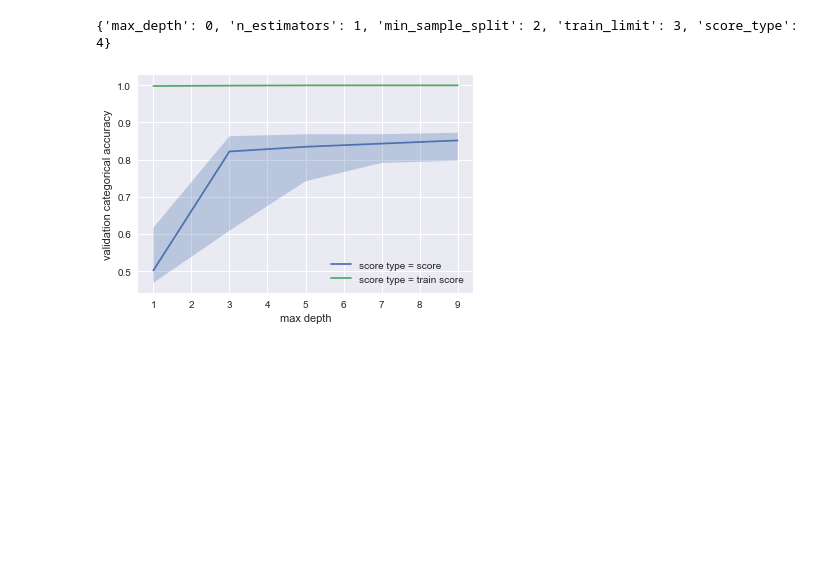
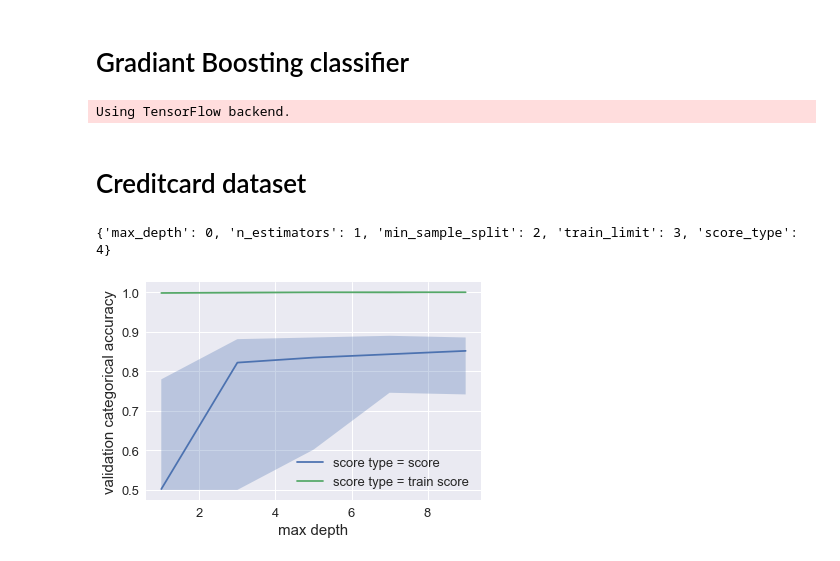
Before and after one commit to anliec/ML_homework_supervised, a Jupyter notebook: boost_test.ipynb, the cells around one changed output. Cells and saved outputs as stored; diff of their text form; code cells hidden in the pictures; blank space fills up the shorter version.

```diff
--- a/boost_test.ipynb
+++ b/boost_test.ipynb
@@ -1,3 +1,5 @@
+# %% [markdown]
+# Gradiant Boosting classifier
 # %%
 import matplotlib.pyplot as plt
 import seaborn as sns
@@ -5,6 +7,15 @@ import numpy as np
 import pickle
 from src.utils import *
 sns.set()
+
+plt.rc('legend',fontsize=13)
+plt.rc('axes',labelsize=15)
+plt.rc('xtick',labelsize=13)
+plt.rc('ytick',labelsize=13)
+# %% [output]
+Using TensorFlow backend.
+# %% [markdown]
+# Creditcard dataset
 # %%
 data_set_name = "creditcard"
 #df, dd, ddi = boost("creditcard",
@@ -23,26 +34,28 @@ print(ddi)
 # %%
 x_arg_name = 'max_depth'
 y_arg_name = 'score_type'
 z_arg_name = 'score_type'
 
 x_arg_id = ddi[x_arg_name]
 y_arg_id = ddi[y_arg_name]
 z_arg_id = ddi[z_arg_name]
 
 cd = consolidate_dict_data(dd, consolidate_argx=x_arg_id, argx_name=x_arg_name,
                            consolidate_argy=y_arg_id, argy_name=y_arg_name,
                            consolidate_argz=z_arg_id,
-                           filters=None)
+                           filters=None
+                           )
 plt.figure()
 for a, d in cd.items():
     plt.plot(d.get(x_arg_name),d.get('median'),
              label=z_arg_name.replace('_',' ') + ' = ' + str(a).replace('_',' '))
-    plt.fill_between(d.get(x_arg_name), d.get('mean') - d.get('std'), d.get('mean') + d.get('std'), alpha=0.3)
+    #plt.fill_between(d.get(x_arg_name), d.get('mean') - d.get('std'), d.get('mean') + d.get('std'), alpha=0.3)
+    plt.fill_between(d.get(x_arg_name), d.get('min'), d.get('max'), alpha=0.3)
 plt.ylabel('validation categorical accuracy')
 plt.xlabel(x_arg_name.replace('_',' '))
 plt.legend()
 #plt.title("Evolution of acuracy acording to the number of training examples")
-plt.savefig("graphs/boost_creditcard_max_depth.png")
+plt.savefig("graphs/boost_"+data_set_name+"_"+x_arg_name+"_"+y_arg_name+"_"+z_arg_name+".png")
 plt.show()
 # %% [output]
-[figure, old version]
+[figure, new version]
```
Also changed, not shown: parts of 13 cells of this notebook, 4 other files.
